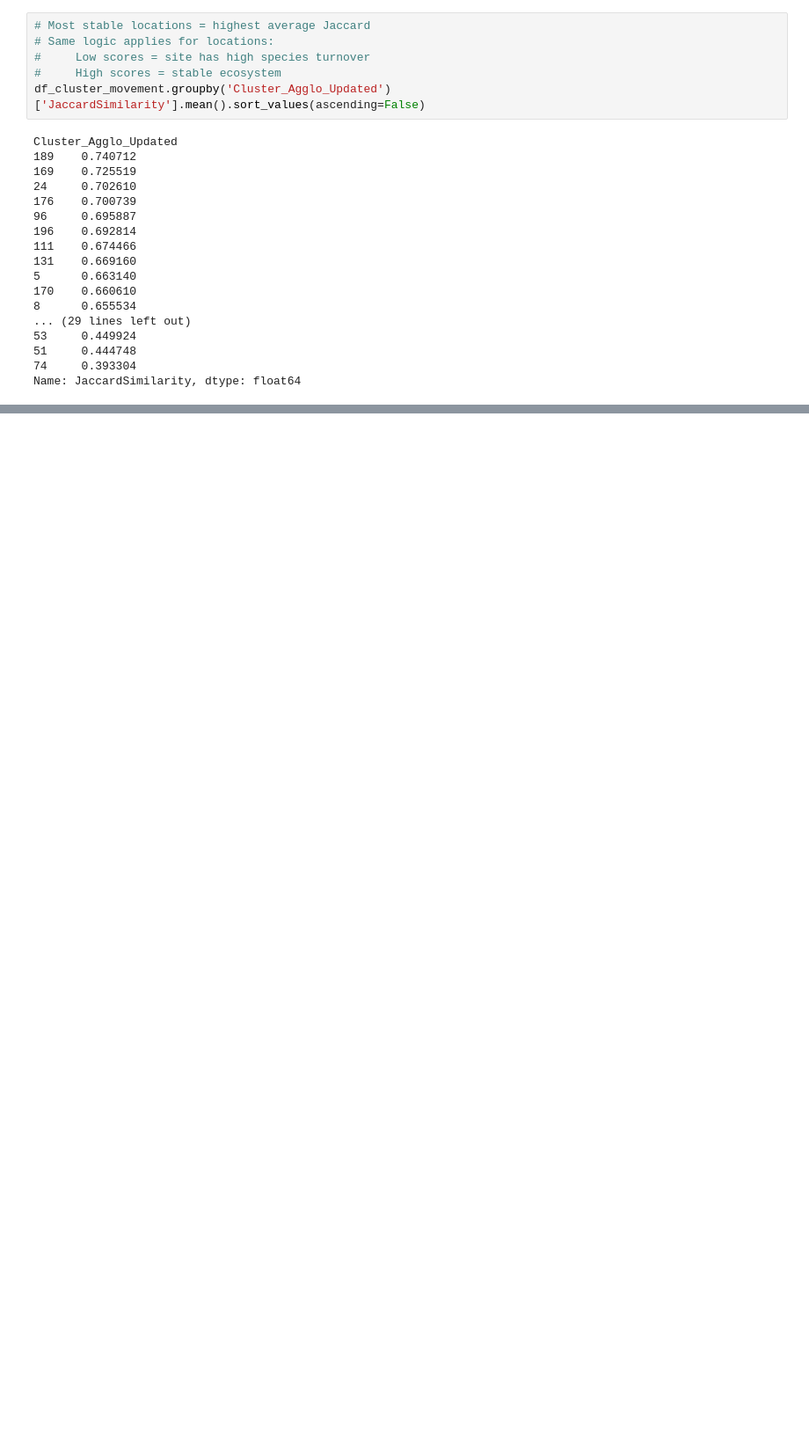
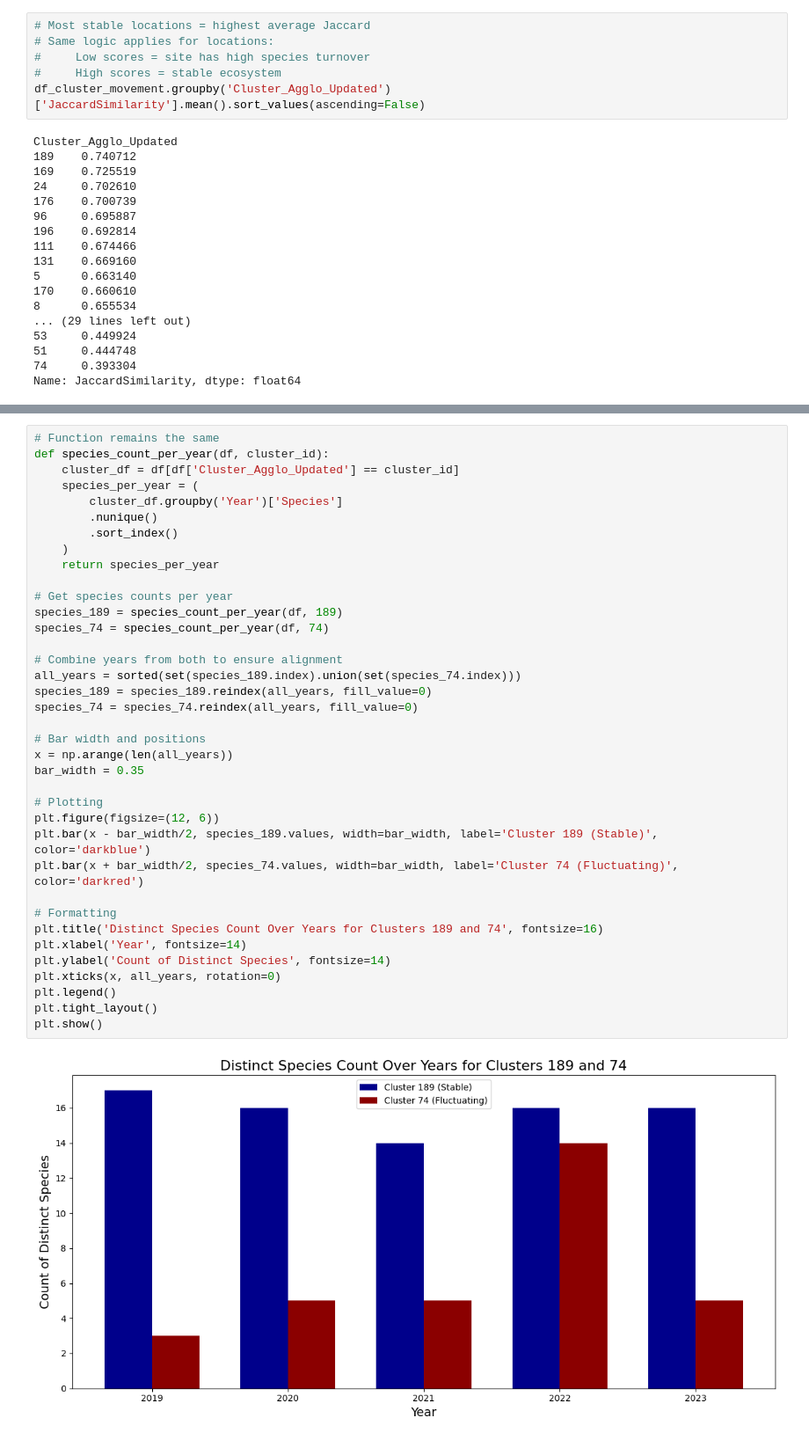
Before and after one commit to sagniksinha/CS8903_HAAG_Spatial_Camera_Trap_Summer2025, a Jupyter notebook: Jaccard_Index.ipynb, the cells around one changed output, grey strips where cells are left out. Shown: that part at 88% size. Drawn from its saved outputs; the diff is of its cells as text; blank space fills up the shorter version.

```diff
--- a/Jaccard_Index.ipynb
+++ b/Jaccard_Index.ipynb
@@ -238,0 +353,39 @@ Name: JaccardSimilarity, dtype: float64
+# %%
+# Function remains the same
+def species_count_per_year(df, cluster_id):
+    cluster_df = df[df['Cluster_Agglo_Updated'] == cluster_id]
+    species_per_year = (
+        cluster_df.groupby('Year')['Species']
+        .nunique()
+        .sort_index()
+    )
+    return species_per_year
+
+# Get species counts per year
+species_189 = species_count_per_year(df, 189)
+species_74 = species_count_per_year(df, 74)
+
+# Combine years from both to ensure alignment
+all_years = sorted(set(species_189.index).union(set(species_74.index)))
+species_189 = species_189.reindex(all_years, fill_value=0)
+species_74 = species_74.reindex(all_years, fill_value=0)
+
+# Bar width and positions
+x = np.arange(len(all_years))
+bar_width = 0.35
+
+# Plotting
+plt.figure(figsize=(12, 6))
+plt.bar(x - bar_width/2, species_189.values, width=bar_width, label='Cluster 189 (Stable)', color='darkblue')
+plt.bar(x + bar_width/2, species_74.values, width=bar_width, label='Cluster 74 (Fluctuating)', color='darkred')
+
+# Formatting
+plt.title('Distinct Species Count Over Years for Clusters 189 and 74', fontsize=16)
+plt.xlabel('Year', fontsize=14)
+plt.ylabel('Count of Distinct Species', fontsize=14)
+plt.xticks(x, all_years, rotation=0)
+plt.legend()
+plt.tight_layout()
+plt.show()
+# %% [output]
+[figure, added]
```
Also changed, not shown: parts of 13 cells of this notebook.
